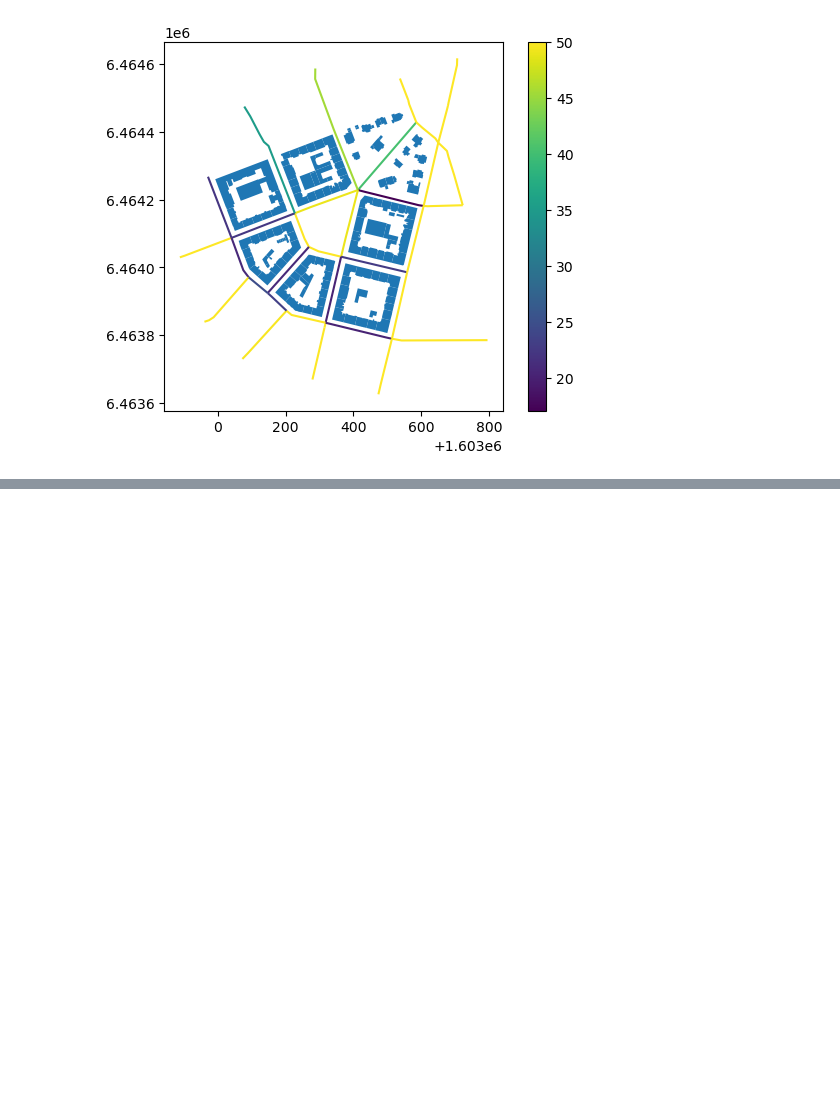
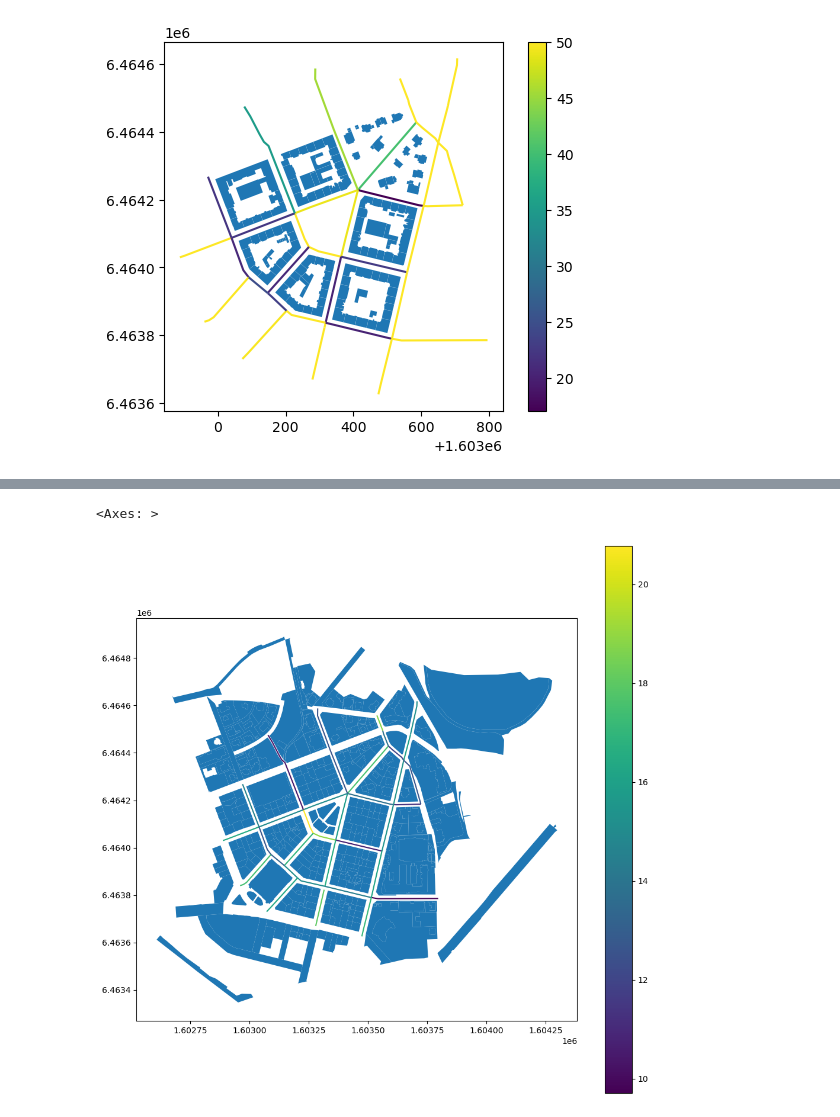
Before and after one commit to uscuni/streetscape, a Jupyter notebook: example.ipynb, the cells around one changed output, grey strips where cells are left out. Drawn from its saved outputs; the diff is of its cells as text; code cells hidden in the pictures; blank space fills up the shorter version.

```diff
--- a/example.ipynb
+++ b/example.ipynb
@@ -29,0 +42,8 @@ buildings.plot(ax=ax)
+# %%
+df_plots = sc.plot_df()
+# %%
+ax = sc.streets.plot(df_plots.right_parcel_SEQ_SB.apply(np.mean).values, legend=True, figsize=(12, 12))
+plots.plot(ax=ax)
+# %% [output]
+<Axes: >
+[figure, added]
```
Also changed, not shown: parts of 3 cells of this notebook, 2 other files.
